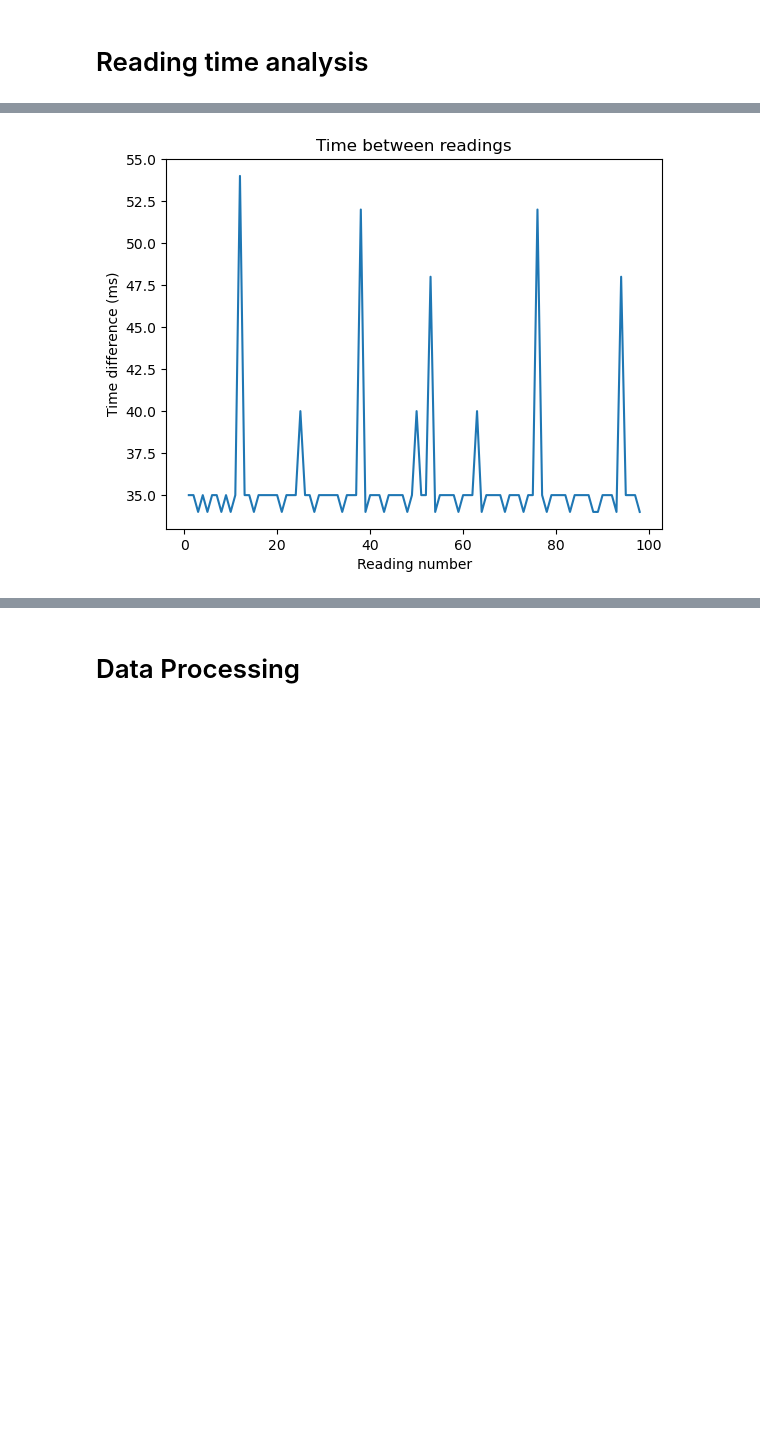
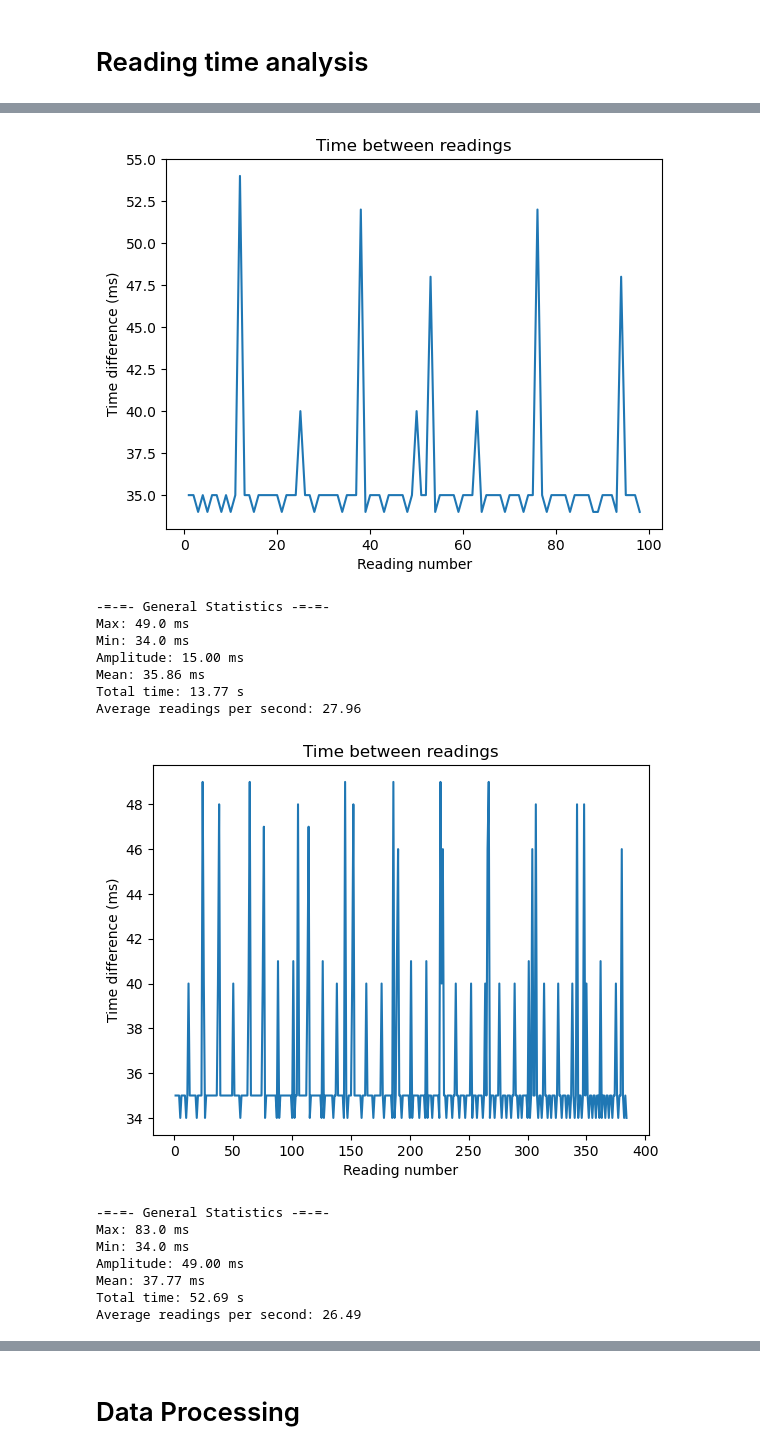
Before and after one commit to andrade-paulo/Flight_Classifier, a Jupyter notebook: PostFlightDataProcessing/dataProcessing.ipynb, the cells around one changed output, grey strips where cells are left out. Drawn from its saved outputs; the diff is of its cells as text; code cells hidden in the pictures; blank space fills up the shorter version.

```diff
--- a/PostFlightDataProcessing/dataProcessing.ipynb
+++ b/PostFlightDataProcessing/dataProcessing.ipynb
@@ -9,6 +9,8 @@ voo02 = pd.read_csv('./voo-02.csv')
 voo03 = pd.read_csv('./voo-03.csv')
 voo04 = pd.read_csv('./voo-04.csv')
 voo05 = pd.read_csv('./voo-05.csv')
+voo06 = pd.read_csv('./voo-06.csv')
+voo07 = pd.read_csv('./voo-07.csv')
 # %%
 def time_analysis(df):
     df['time_diff'] = df['Time'].diff()
@@ -39,6 +41,8 @@ time_analysis(voo02)
 time_analysis(voo03)
 time_analysis(voo04)
 time_analysis(voo05)
+time_analysis(voo06)
+time_analysis(voo07)
 # %% [output]
 -=-=- General Statistics -=-=-
 Max: 82.0 ms
@@ -53,30 +57,45 @@ Max: 1035.0 ms
 Min: 34.0 ms
 Amplitude: 1001.00 ms
 Mean: 39.05 ms
 Total time: 91.10 s
 Average readings per second: 25.62
 [figure]
 -=-=- General Statistics -=-=-
 Max: 95.0 ms
 Min: 34.0 ms
 Amplitude: 61.00 ms
 Mean: 38.32 ms
 Total time: 73.04 s
 Average readings per second: 26.11
 [figure]
 -=-=- General Statistics -=-=-
 Max: 69.0 ms
 Min: 34.0 ms
 Amplitude: 35.00 ms
 Mean: 37.29 ms
 Total time: 48.11 s
 Average readings per second: 26.83
 [figure]
 -=-=- General Statistics -=-=-
 Max: 54.0 ms
 Min: 34.0 ms
 Amplitude: 20.00 ms
 Mean: 35.73 ms
 Total time: 3.50 s
 Average readings per second: 28.27
 [figure]
+-=-=- General Statistics -=-=-
+Max: 49.0 ms
+Min: 34.0 ms
+Amplitude: 15.00 ms
+Mean: 35.86 ms
+Total time: 13.77 s
+Average readings per second: 27.96
+[figure, added]
+-=-=- General Statistics -=-=-
+Max: 83.0 ms
+Min: 34.0 ms
+Amplitude: 49.00 ms
+Mean: 37.77 ms
+Total time: 52.69 s
+Average readings per second: 26.49
```
Also changed, not shown: parts of 5 cells of this notebook, 6 other files.
